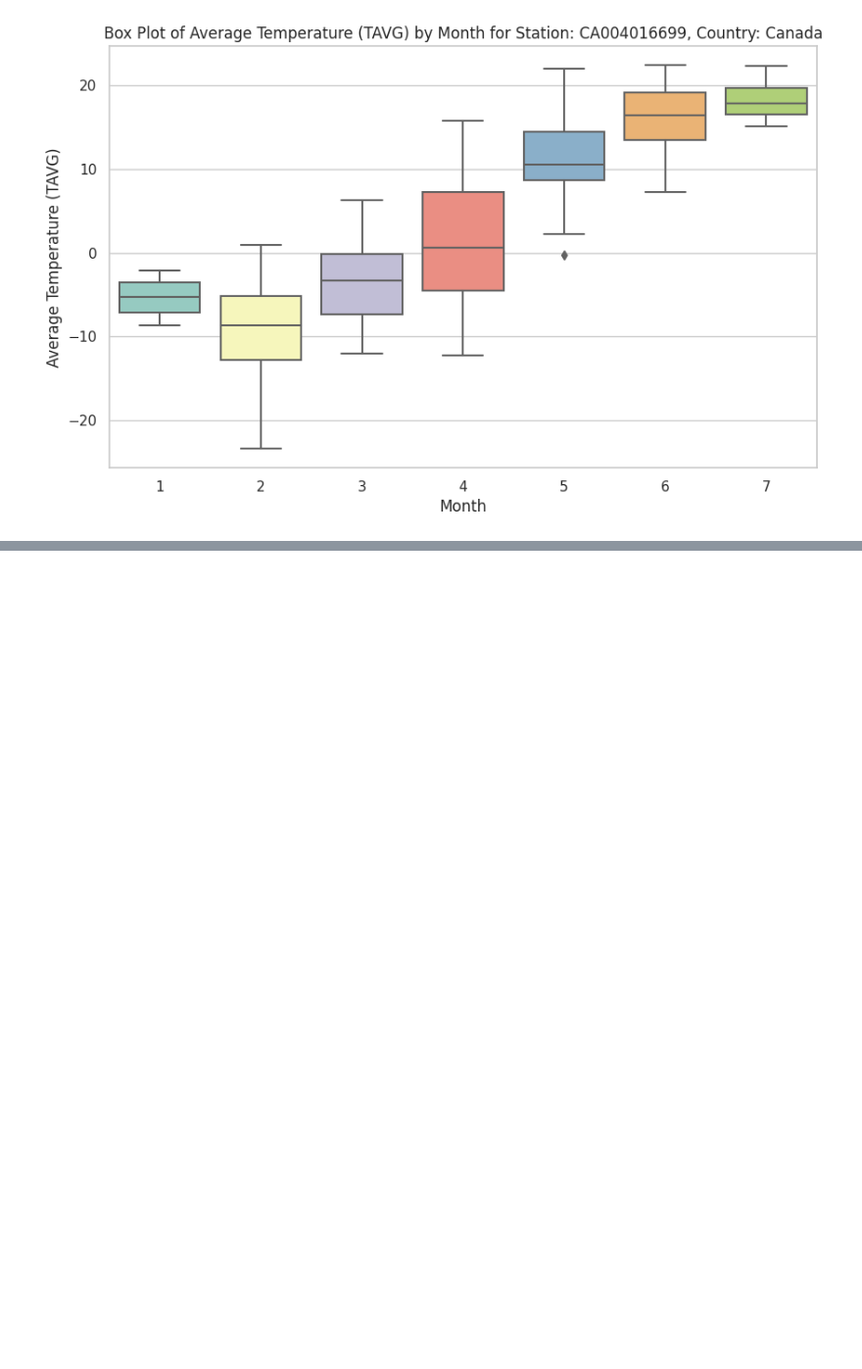
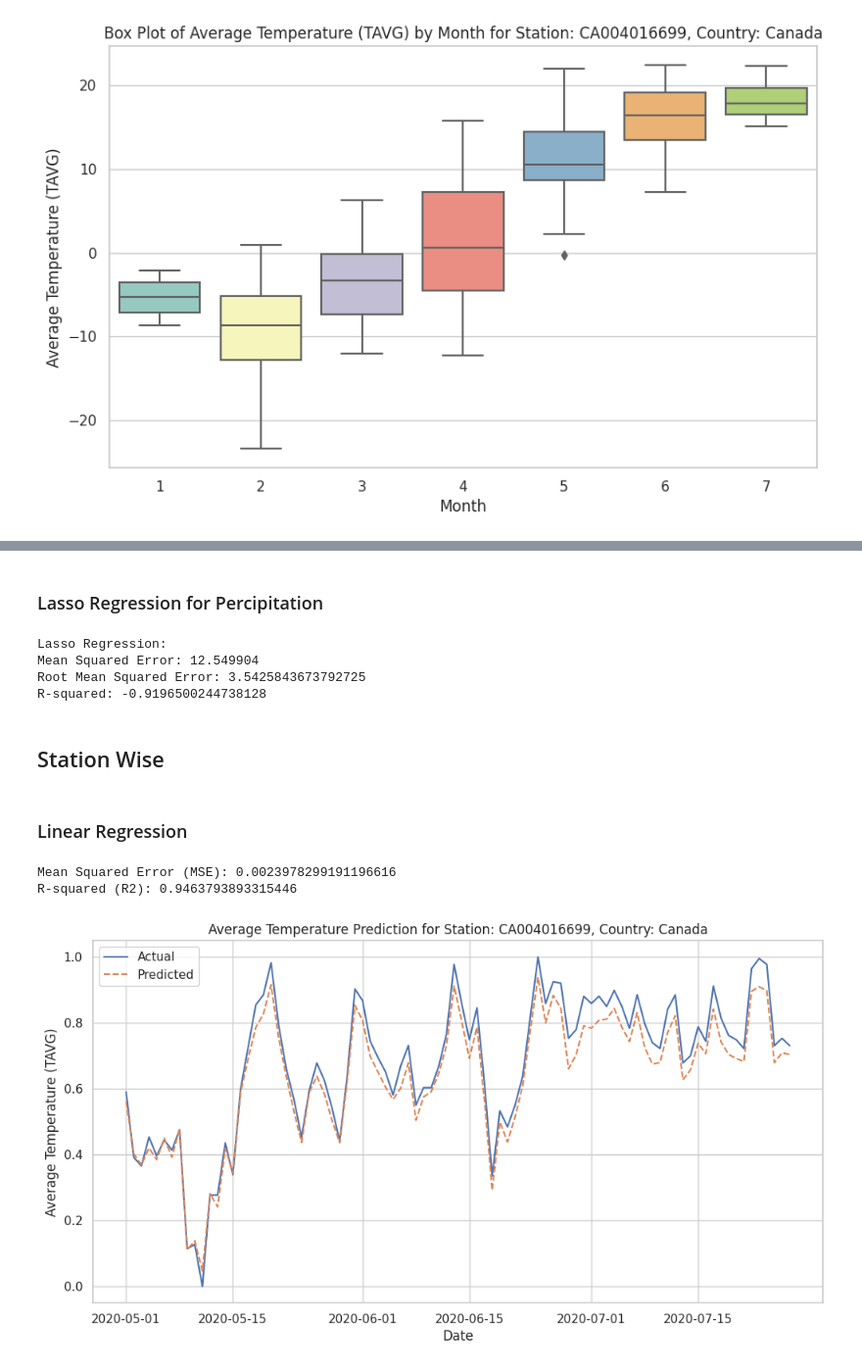
Before and after one commit to shreya139/MiningMavericks, a Jupyter notebook: Weather.ipynb, the cells around one changed output, grey strips where cells are left out. Shown at 98% size. Cells and saved outputs as stored; diff of their text form; code cells hidden in the pictures; blank space fills up the shorter version.

```diff
--- a/Weather.ipynb
+++ b/Weather.ipynb
@@ -476,0 +615,67 @@ plt.show()
+# %% [markdown]
+### Lasso Regression for Percipitation
+# %%
+lasso_model = Lasso(alpha=10)
+lasso_model.fit(X_train_scaled, y_train)
+y_pred_lasso = lasso_model.predict(X_test)
+
+mse_lasso = mean_squared_error(y_test, y_pred_lasso)
+rmse_lasso = np.sqrt(mse_lasso)
+r2_lasso = r2_score(y_test, y_pred_lasso)
+
+print("Lasso Regression:")
+print("Mean Squared Error:", mse_lasso)
+print("Root Mean Squared Error:", rmse_lasso)
+print("R-squared:", r2_lasso)
+# %% [output]
+Lasso Regression:
+Mean Squared Error: 12.549904
+Root Mean Squared Error: 3.5425843673792725
+R-squared: -0.9196500244738128
+# %% [markdown]
+## Station Wise
+# %% [markdown]
+### Linear Regression
+# %%
+station_to_analyze = 'CA004016699'
+country_to_analyze = 'Canada'
+
+filtered_data = prcp[(prcp['STATION'] == station_to_analyze) & (prcp['Country/Region'] == country_to_analyze)]
+
+target_variable = 'TAVG'
+features = ['PRCP', 'TMAX', 'TMIN']
+data1 = filtered_data[['DATE'] + features + [target_variable]]
+
+scaler = MinMaxScaler()
+
+train_data = data1[data1['DATE'] < '2020-05-01']
+train_data[features + [target_variable]] = scaler.fit_transform(train_data[features + [target_variable]])
+test_data = data1[(data1['DATE'] >= '2020-05-01')]
+test_data[features + [target_variable]] = scaler.fit_transform(test_data[features + [target_variable]])
+
+X_train, y_train = train_data[features], train_data[target_variable]
+X_test, y_test = test_data[features], test_data[target_variable]
+
+model = LinearRegression()
+model.fit(X_train, y_train)
+
+y_pred = model.predict(X_test)
+
+mse = mean_squared_error(y_test, y_pred)
+r2 = r2_score(y_test, y_pred)
+
+print(f"Mean Squared Error (MSE): {mse}")
+print(f"R-squared (R2): {r2}")
+
+plt.figure(figsize=(12, 6))
+plt.plot(test_data['DATE'], y_test, label='Actual')
+plt.plot(test_data['DATE'], y_pred, label='Predicted', linestyle='--')
+plt.xlabel('Date')
+plt.ylabel('Average Temperature (TAVG)')
+plt.title(f'Average Temperature Prediction for Station: {station_to_analyze}, Country: {country_to_analyze}')
+plt.legend()
+plt.show()
+# %% [output]
+Mean Squared Error (MSE): 0.0023978299191196616
+R-squared (R2): 0.9463793893315446
+[figure, added]
```
Also changed, not shown: parts of 25 cells of this notebook.
